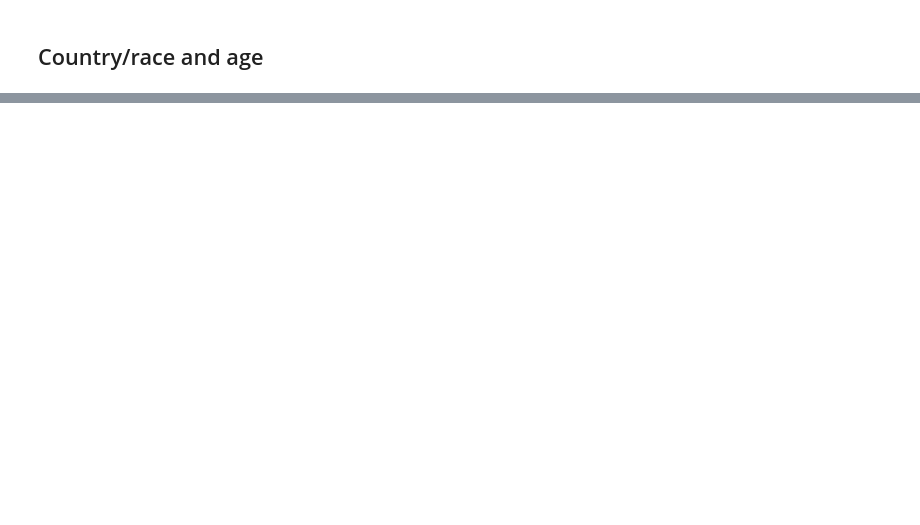
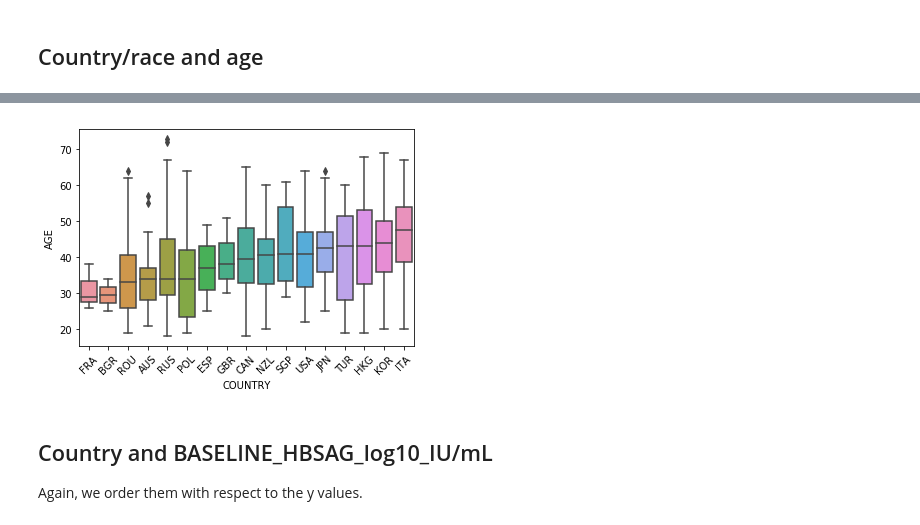
Before and after one commit to matthiaszeller/HBV, a Jupyter notebook: Clinical data.ipynb, the cells around one changed output, grey strips where cells are left out. Cells and saved outputs as stored; diff of their text form; code cells hidden in the pictures; blank space fills up the shorter version.

```diff
--- a/Clinical data.ipynb
+++ b/Clinical data.ipynb
@@ -228,0 +276,15 @@ plt.xticks(rotation=45);
+# %%
+# Group data
+df_country_median = df.groupby('COUNTRY').median()
+# Sort
+df_country_median.sort_values(by='AGE', inplace=True)
+# Get the list of the countries
+countries_order = df_country_median.index.values
+# %%
+sns.boxplot(x='COUNTRY', y='AGE', data=df, order = countries_order);
+plt.xticks(rotation=45);
+# %% [output]
+[figure, added]
+# %% [markdown]
+## Country and BASELINE_HBSAG_log10_IU/mL
+Again, we order them with respect to the y values.
```
Also changed, not shown: parts of 19 cells of this notebook.
